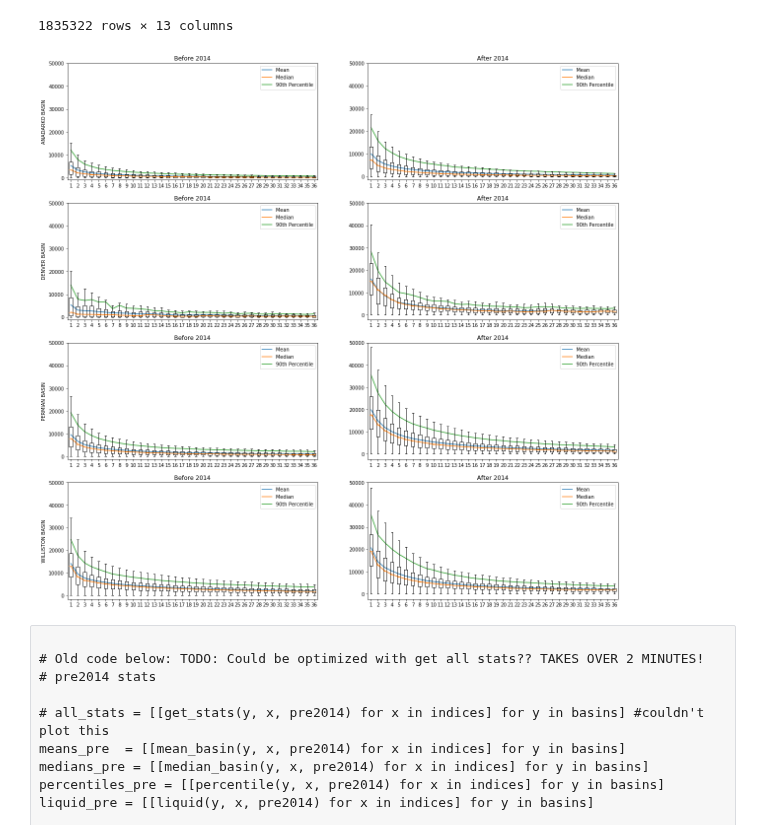
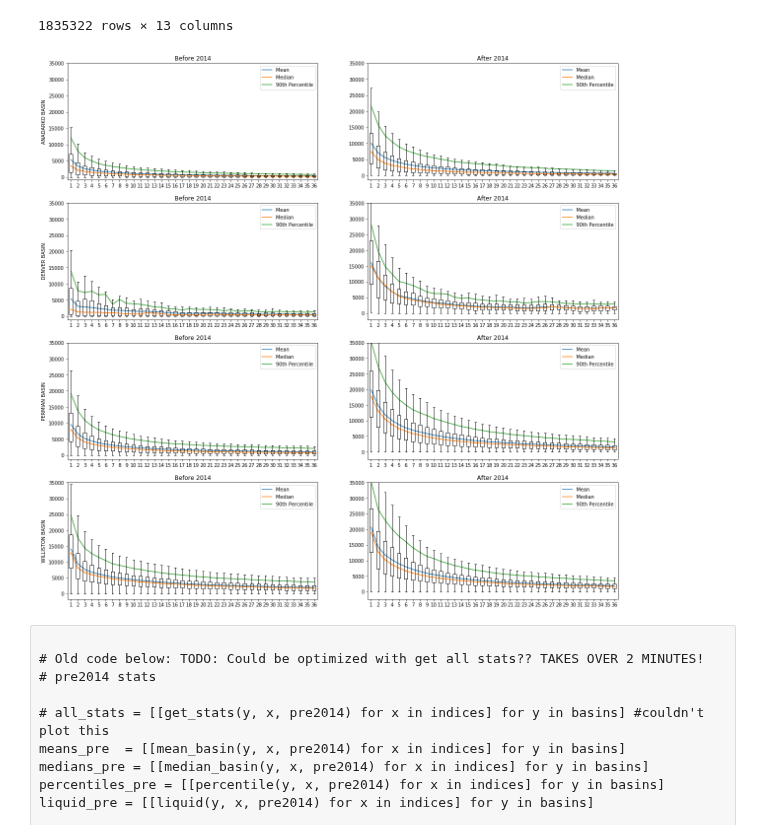
Before and after one commit to NourhanKhaled/DataScience-Project, a Jupyter notebook: Milestone1/Milestone_1.ipynb, the cells around one changed output. Cells and saved outputs as stored; diff of their text form; code cells hidden in the pictures.

Commit message:
scaled graph

```diff
--- a/Milestone1/Milestone_1.ipynb
+++ b/Milestone1/Milestone_1.ipynb
@@ -143,32 +143,34 @@ all_stats_post = np.array([[get_stats(y, x, post2014) for x in indices] for y in
 # %%
 plt.rcParams["figure.figsize"]=20,20
 
 idx = 1
 for i in range(len(basins)):
 
     ax1 = plt.subplot(4,2,idx)
     ax1.plot(indices, np.hstack(all_stats_pre[i,:,0]), label="Mean")
     ax1.plot(indices, np.hstack(all_stats_pre[i,:,1]), label="Median")
     ax1.plot(indices, np.hstack(all_stats_pre[i,:,2]), label="90th Percentile")
     ax1.boxplot(list(all_stats_pre[i,:,3]), showfliers=False)
-    ax1.set_ylim(top=50000)
+    ax1.set_ylim(top=35000)
     ax1.legend()
     ax1.set_title('Before 2014')
     ax1.set_ylabel(basins[i])
     idx += 1
 
     ax2 = plt.subplot(4,2,idx)
     ax2.plot(indices, np.hstack(all_stats_post[i,:,0]), label="Mean")
     ax2.plot(indices, np.hstack(all_stats_post[i,:,1]), label="Median")
     ax2.plot(indices, np.hstack(all_stats_post[i,:,2]), label="90th Percentile")
     ax2.boxplot(list(all_stats_post[i,:,3]), showfliers=False)
-    ax2.set_ylim(top=50000)
+    ax2.set_ylim(top=35000)
     ax2.set_title('After 2014')
     ax2.legend()
 
     idx += 1
+
+plt.savefig('part1.png')
 # %% [output]
-[figure, old version]
+[figure, new version]
 # %% [raw]
 
 # Old code below: TODO: Could be optimized with get all stats?? TAKES OVER 2 MINUTES!
```
Also changed, not shown: parts of 1 cell of this notebook, 2 other files.
